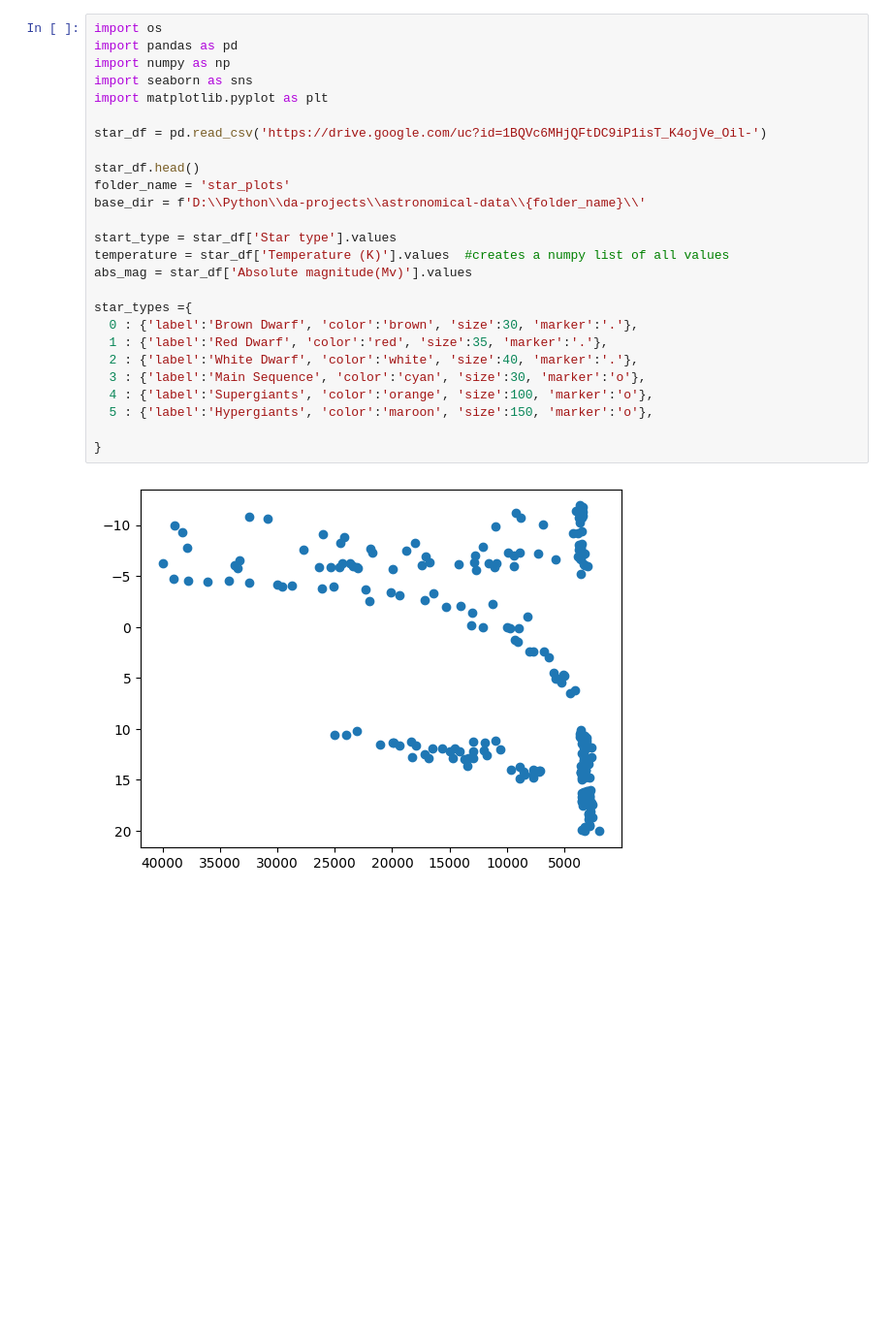
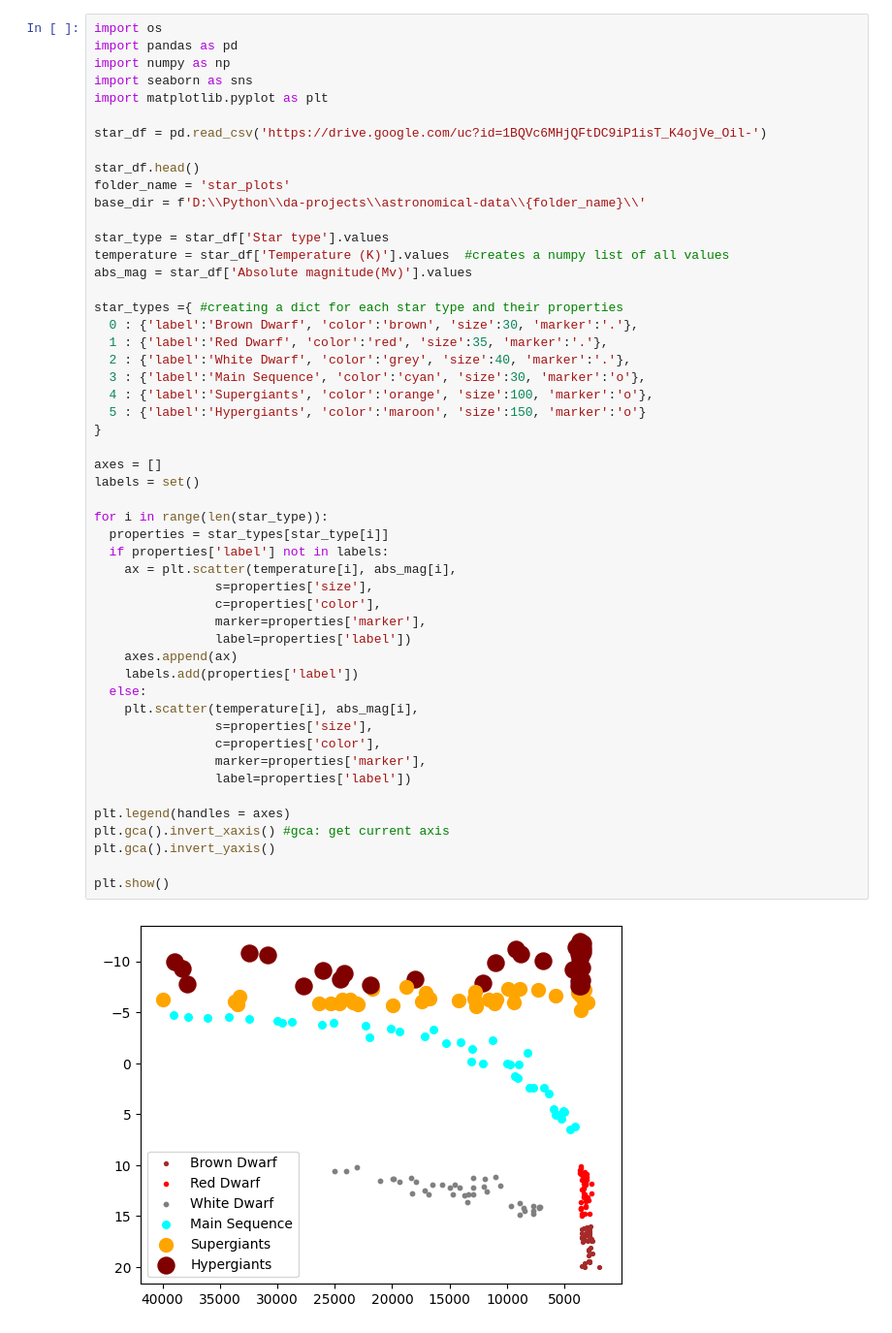
Before and after one commit to tusharx0809/da-project, a Jupyter notebook: astronomical-data/hr-diagram.ipynb, the cells around one changed output. Shown at 97% size. Drawn from its saved outputs; the diff is of its cells as text; blank space fills up the shorter version.

Commit message:
plot-added

```diff
--- a/astronomical-data/hr-diagram.ipynb
+++ b/astronomical-data/hr-diagram.ipynb
@@ -1,28 +1,53 @@
 # %%
 import os
 import pandas as pd
 import numpy as np
 import seaborn as sns
 import matplotlib.pyplot as plt
 
 star_df = pd.read_csv('https://drive.google.com/uc?id=1BQVc6MHjQFtDC9iP1isT_K4ojVe_Oil-')
 
 star_df.head()
 folder_name = 'star_plots'
 base_dir = f'D:\\Python\\da-projects\\astronomical-data\\{folder_name}\\'
 
-start_type = star_df['Star type'].values
+star_type = star_df['Star type'].values
 temperature = star_df['Temperature (K)'].values  #creates a numpy list of all values
 abs_mag = star_df['Absolute magnitude(Mv)'].values
 
-star_types ={
+star_types ={ #creating a dict for each star type and their properties
   0 : {'label':'Brown Dwarf', 'color':'brown', 'size':30, 'marker':'.'},
   1 : {'label':'Red Dwarf', 'color':'red', 'size':35, 'marker':'.'},
-  2 : {'label':'White Dwarf', 'color':'white', 'size':40, 'marker':'.'},
+  2 : {'label':'White Dwarf', 'color':'grey', 'size':40, 'marker':'.'},
   3 : {'label':'Main Sequence', 'color':'cyan', 'size':30, 'marker':'o'},
   4 : {'label':'Supergiants', 'color':'orange', 'size':100, 'marker':'o'},
-  5 : {'label':'Hypergiants', 'color':'maroon', 'size':150, 'marker':'o'},
+  5 : {'label':'Hypergiants', 'color':'maroon', 'size':150, 'marker':'o'}
+}
 
-}
+axes = []
+labels = set()
+
+for i in range(len(star_type)):
+  properties = star_types[star_type[i]]
+  if properties['label'] not in labels:
+    ax = plt.scatter(temperature[i], abs_mag[i],
+                s=properties['size'],
+                c=properties['color'],
+                marker=properties['marker'],
+                label=properties['label'])
+    axes.append(ax)
+    labels.add(properties['label'])
+  else:
+    plt.scatter(temperature[i], abs_mag[i],
+                s=properties['size'],
+                c=properties['color'],
+                marker=properties['marker'],
+                label=properties['label'])
+
+plt.legend(handles = axes)
+plt.gca().invert_xaxis() #gca: get current axis
+plt.gca().invert_yaxis()
+
+plt.show()
 # %% [output]
-[figure, old version]
+[figure, new version]
```
